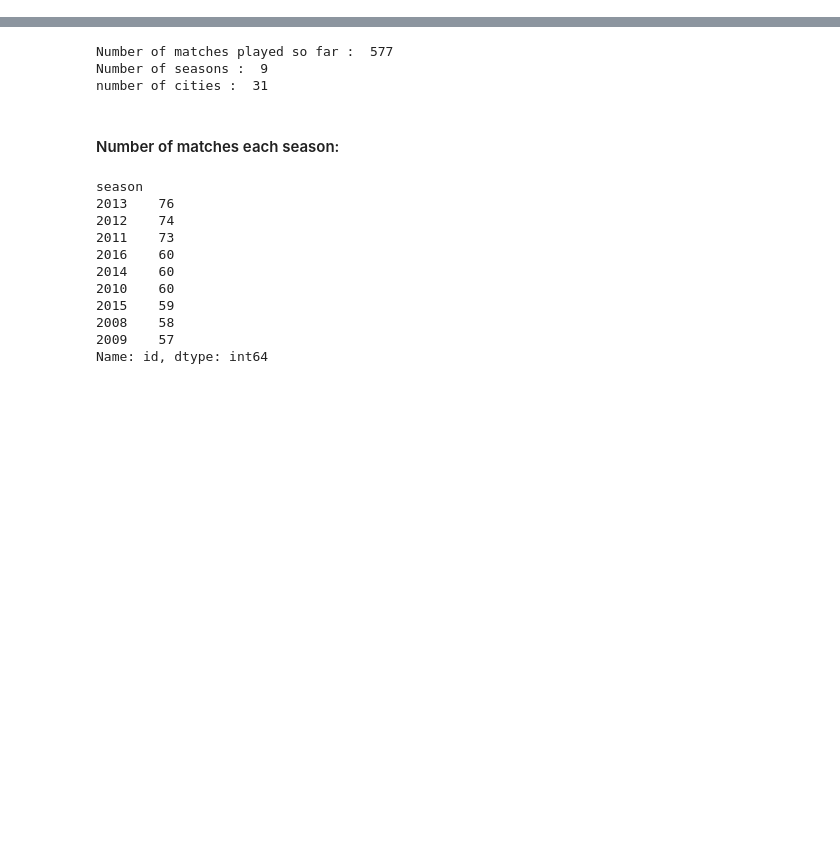
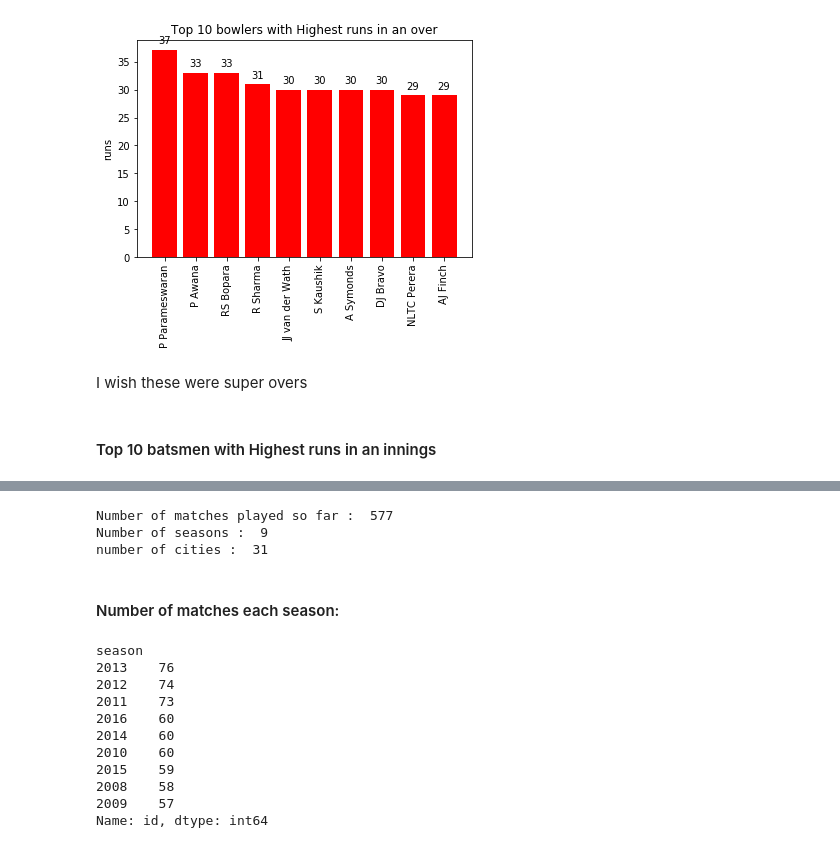
Before and after one commit to Madhu009/KaggleProblems, a Jupyter notebook: IPL-Data-Prediction/IPL_Data_analysis.ipynb, the cells around one changed output, grey strips where cells are left out. Cells and saved outputs as stored; diff of their text form; code cells hidden in the pictures; blank space fills up the shorter version.

```diff
--- a/IPL-Data-Prediction/IPL_Data_analysis.ipynb
+++ b/IPL-Data-Prediction/IPL_Data_analysis.ipynb
@@ -5,0 +153,5 @@ import matplotlib.pyplot as plt
+# %%
+temp=score_df.groupby(['match_id','inning','over','bowler'])['total_runs'].agg('sum').reset_index().sort_values(by='total_runs',
+                                                                                            ascending=False).reset_index(drop=True)
+temp=temp[:10]
+temp
@@ -5,0 +170,20 @@ import matplotlib.pyplot as plt
+# %%
+#plotting
+labels=np.array(temp['bowler'])
+ind=np.arange(len(labels))
+values=np.array(temp['total_runs'])
+
+fig,ax = plt.subplots()
+rects = ax.bar(ind,values,color='r')
+ax.set_xticklabels(labels,rotation='vertical')
+ax.set_xticks(ind)
+ax.set_title("Top 10 bowlers with Highest runs in an over")
+ax.set_ylabel('runs')
+autolabel(rects)
+plt.show()
+# %% [output]
+[figure, added]
+# %% [markdown]
+I wish these were super overs
+# %% [markdown]
+#### Top 10 batsmen with Highest runs in an innings
```
Also changed, not shown: parts of 65 cells of this notebook.
